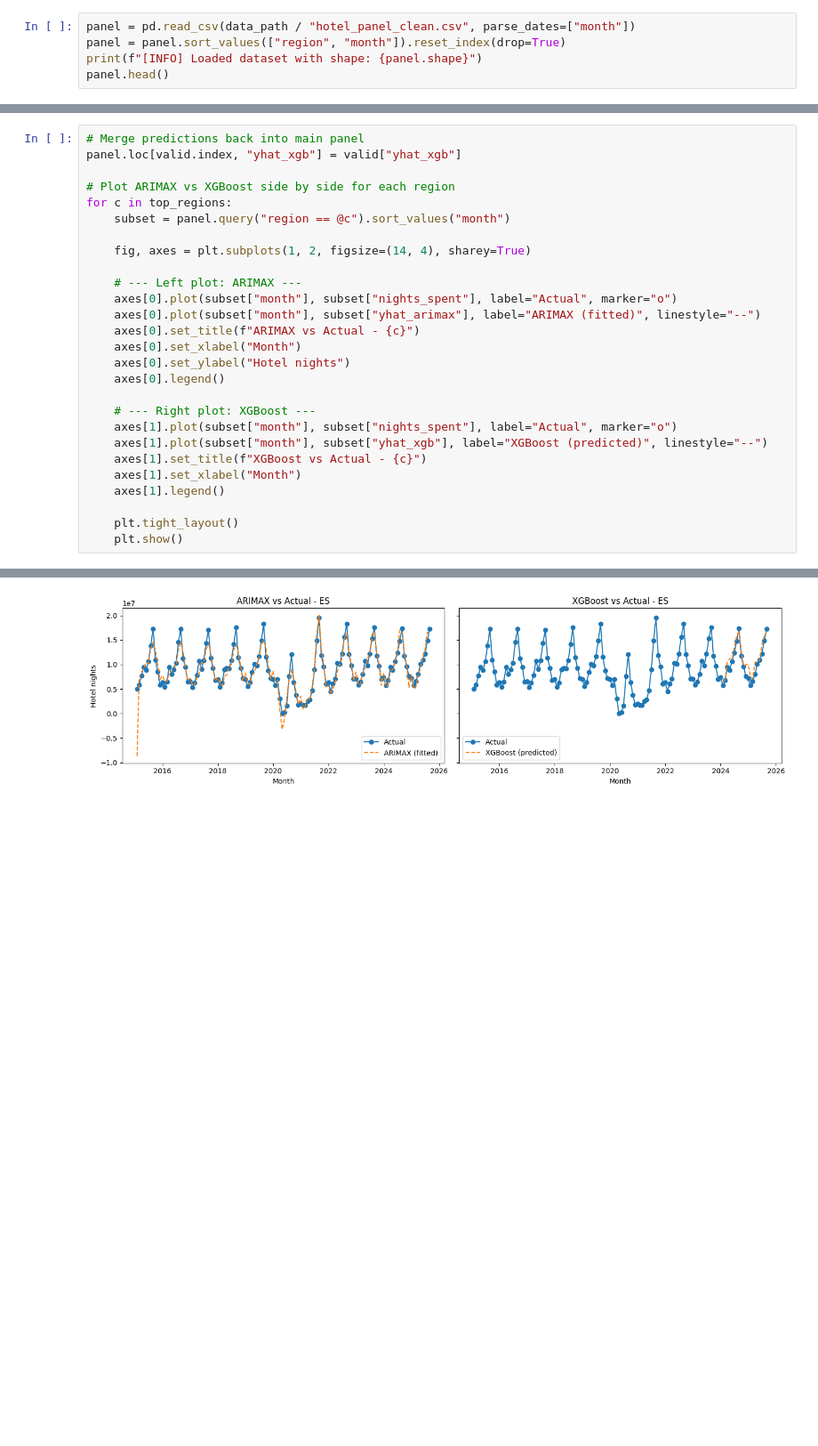
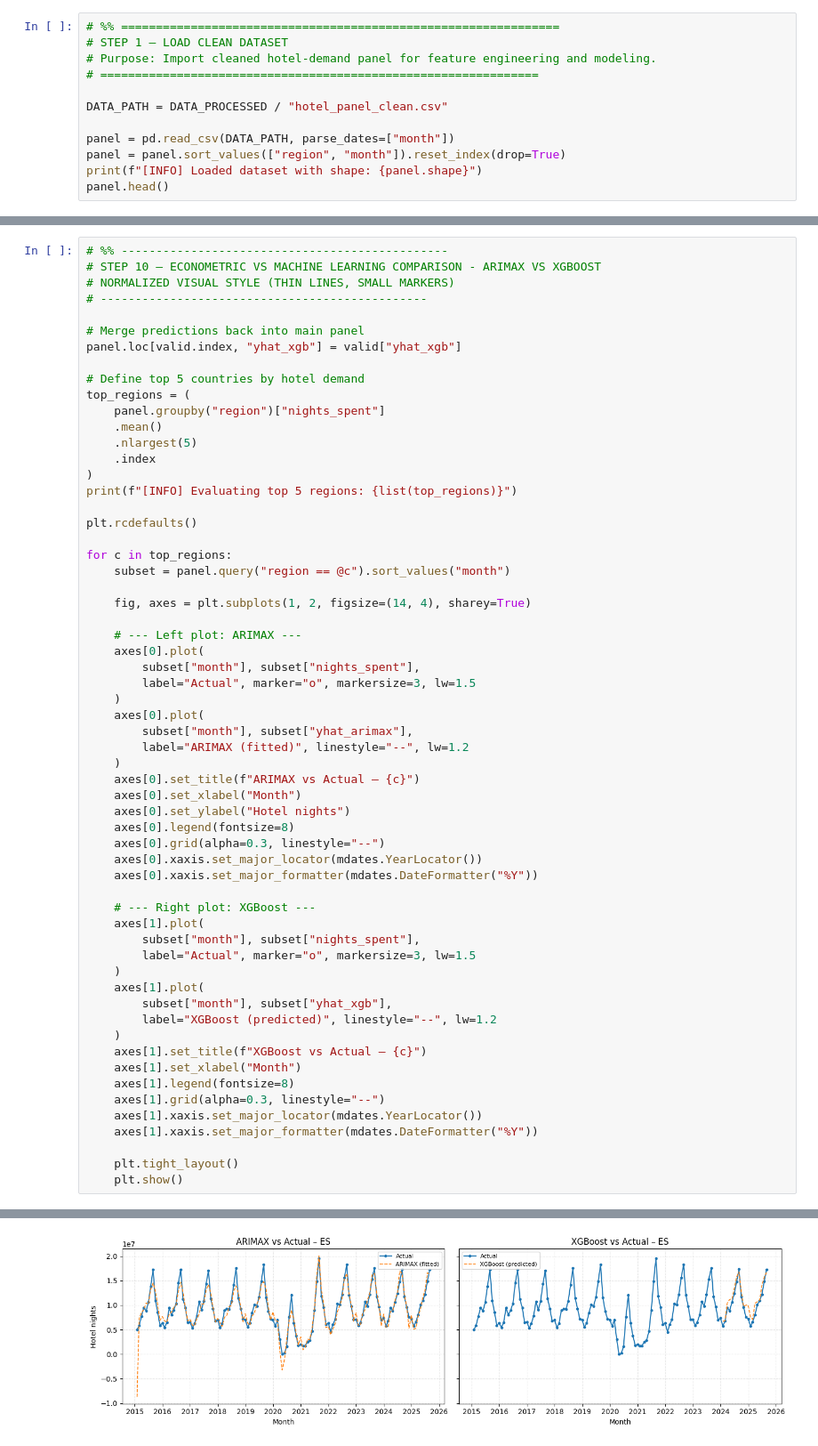
Before and after one commit to gsanaev/forecasting-explaining-hotel-demand-in-eu, a Jupyter notebook: notebooks/02-feature-engineering.ipynb, the cells around one changed output, grey strips where cells are left out. Shown: that part at 89% size. Cells and saved outputs as stored; diff of their text form; blank space fills up the shorter version.

Commit message:
notebook: cleaned and standardized structure in Notebook 2

```diff
--- a/notebooks/02-feature-engineering.ipynb
+++ b/notebooks/02-feature-engineering.ipynb
@@ -42,5 +85,12 @@ print("✅ Environment ready.")
 # %%
-panel = pd.read_csv(data_path / "hotel_panel_clean.csv", parse_dates=["month"])
+# %% ===============================================================
+# STEP 1 — LOAD CLEAN DATASET
+# Purpose: Import cleaned hotel-demand panel for feature engineering and modeling.
+# ===============================================================
+
+DATA_PATH = DATA_PROCESSED / "hotel_panel_clean.csv"
+
+panel = pd.read_csv(DATA_PATH, parse_dates=["month"])
 panel = panel.sort_values(["region", "month"]).reset_index(drop=True)
 print(f"[INFO] Loaded dataset with shape: {panel.shape}")
 panel.head()
@@ -267,27 +339,60 @@ Feature-engineered dataset saved → /Users/golibsanaev/Library/CloudStorage/Dro
 # %%
+# %% -----------------------------------------------
+# STEP 10 — ECONOMETRIC VS MACHINE LEARNING COMPARISON - ARIMAX VS XGBOOST
+# NORMALIZED VISUAL STYLE (THIN LINES, SMALL MARKERS)
+# -----------------------------------------------
+
 # Merge predictions back into main panel
 panel.loc[valid.index, "yhat_xgb"] = valid["yhat_xgb"]
 
-# Plot ARIMAX vs XGBoost side by side for each region
+# Define top 5 countries by hotel demand
+top_regions = (
+    panel.groupby("region")["nights_spent"]
+    .mean()
+    .nlargest(5)
+    .index
+)
+print(f"[INFO] Evaluating top 5 regions: {list(top_regions)}")
+
+plt.rcdefaults()
+
 for c in top_regions:
     subset = panel.query("region == @c").sort_values("month")
 
     fig, axes = plt.subplots(1, 2, figsize=(14, 4), sharey=True)
 
     # --- Left plot: ARIMAX ---
-    axes[0].plot(subset["month"], subset["nights_spent"], label="Actual", marker="o")
-    axes[0].plot(subset["month"], subset["yhat_arimax"], label="ARIMAX (fitted)", linestyle="--")
-    axes[0].set_title(f"ARIMAX vs Actual - {c}")
+    axes[0].plot(
+        subset["month"], subset["nights_spent"],
+        label="Actual", marker="o", markersize=3, lw=1.5
+    )
+    axes[0].plot(
+        subset["month"], subset["yhat_arimax"],
+        label="ARIMAX (fitted)", linestyle="--", lw=1.2
+    )
+    axes[0].set_title(f"ARIMAX vs Actual – {c}")
     axes[0].set_xlabel("Month")
     axes[0].set_ylabel("Hotel nights")
-    axes[0].legend()
+    axes[0].legend(fontsize=8)
+    axes[0].grid(alpha=0.3, linestyle="--")
+    axes[0].xaxis.set_major_locator(mdates.YearLocator())
+    axes[0].xaxis.set_major_formatter(mdates.DateFormatter("%Y"))
 
     # --- Right plot: XGBoost ---
-    axes[1].plot(subset["month"], subset["nights_spent"], label="Actual", marker="o")
-    axes[1].plot(subset["month"], subset["yhat_xgb"], label="XGBoost (predicted)", linestyle="--")
-    axes[1].set_title(f"XGBoost vs Actual - {c}")
+    axes[1].plot(
+        subset["month"], subset["nights_spent"],
+        label="Actual", marker="o", markersize=3, lw=1.5
+    )
+    axes[1].plot(
+        subset["month"], subset["yhat_xgb"],
+        label="XGBoost (predicted)", linestyle="--", lw=1.2
+    )
+    axes[1].set_title(f"XGBoost vs Actual – {c}")
     axes[1].set_xlabel("Month")
-    axes[1].legend()
+    axes[1].legend(fontsize=8)
+    axes[1].grid(alpha=0.3, linestyle="--")
+    axes[1].xaxis.set_major_locator(mdates.YearLocator())
+    axes[1].xaxis.set_major_formatter(mdates.DateFormatter("%Y"))
 
     plt.tight_layout()
     plt.show()
@@ -298 +404 @@ for c in top_regions:
-[figure, old version]
+[figure, new version]
```
Also changed, not shown: parts of 29 cells of this notebook.
